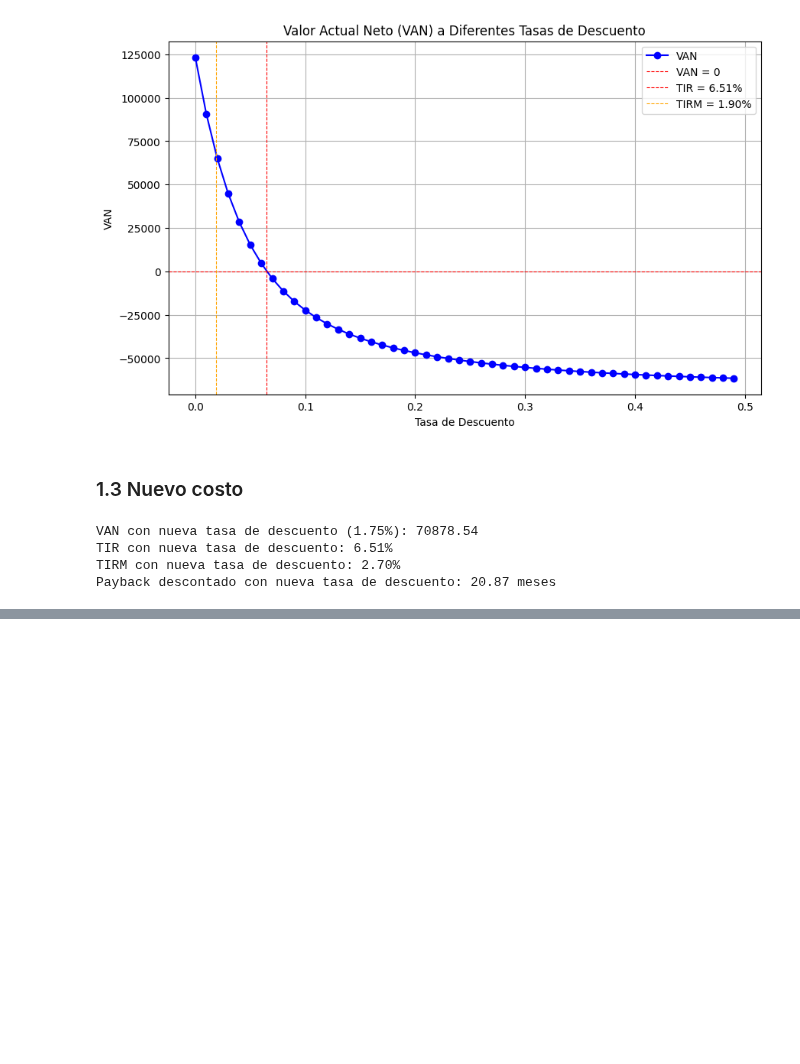
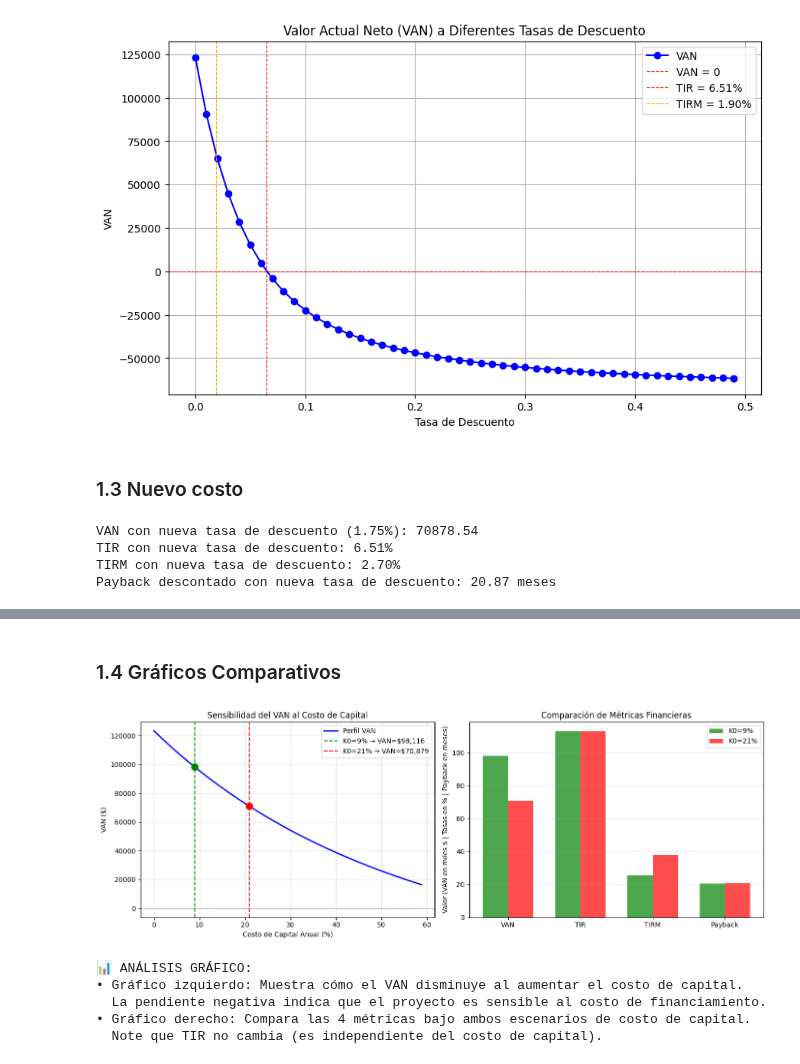
Before and after one commit to alexballera/laboratorio-datos-fce, a Jupyter notebook: 2do_parcial/sesiones/sesion_16_17_finanzas/practicas/practicas-finanzas.ipynb, the cells around one changed output, grey strips where cells are left out. Saved outputs shown, nothing was run; the diff lists cells and outputs as text; code cells hidden in the pictures; blank space fills up the shorter version.

```diff
--- a/2do_parcial/sesiones/sesion_16_17_finanzas/practicas/practicas-finanzas.ipynb
+++ b/2do_parcial/sesiones/sesion_16_17_finanzas/practicas/practicas-finanzas.ipynb
@@ -173,0 +208,57 @@ INTERPRETACIÓN:
+# %% [markdown]
+### 1.4 Gráficos Comparativos
+# %%
+# Gráfico 1: Comparación de VAN a diferentes tasas
+fig, (ax1, ax2) = plt.subplots(1, 2, figsize=(14, 5))
+
+# Panel izquierdo: VAN vs Tasa de Descuento (ambos escenarios)
+tasas_rango = np.arange(0, 0.05, 0.001)  # Tasas mensuales de 0% a 5%
+van_por_tasa_completo = [nf.npv(tasa, nuevo_cash_flow) for tasa in tasas_rango]
+
+ax1.plot(tasas_rango * 12 * 100, van_por_tasa_completo, color='blue', linewidth=2, label='Perfil VAN')
+ax1.axhline(0, color='black', linestyle='--', linewidth=0.8, alpha=0.5)
+ax1.axvline(r * 12 * 100, color='green', linestyle='--', linewidth=1.5, label=f'K0=9% → VAN=${van:,.0f}')
+ax1.axvline(r2 * 12 * 100, color='red', linestyle='--', linewidth=1.5, label=f'K0=21% → VAN=${van2:,.0f}')
+ax1.scatter([r * 12 * 100, r2 * 12 * 100], [van, van2], color=['green', 'red'], s=100, zorder=5)
+
+ax1.set_xlabel('Costo de Capital Anual (%)')
+ax1.set_ylabel('VAN ($)')
+ax1.set_title('Sensibilidad del VAN al Costo de Capital')
+ax1.grid(True, alpha=0.3)
+ax1.legend()
+
+# Panel derecho: Comparación de métricas
+metricas = ['VAN', 'TIR', 'TIRM', 'Payback']
+valores_9 = [van, (1 + tir)**12 - 1, (1 + tirm)**12 - 1, prd]
+valores_21 = [van2, (1 + tir2)**12 - 1, (1 + tirm2)**12 - 1, prd2]
+
+x_pos = np.arange(len(metricas))
+width = 0.35
+
+ax2.bar(x_pos - width/2, [valores_9[0]/1000, valores_9[1]*100, valores_9[2]*100, valores_9[3]],
+        width, label='K0=9%', color='green', alpha=0.7)
+ax2.bar(x_pos + width/2, [valores_21[0]/1000, valores_21[1]*100, valores_21[2]*100, valores_21[3]],
+        width, label='K0=21%', color='red', alpha=0.7)
+
+ax2.set_ylabel('Valor (VAN en miles $ | Tasas en % | Payback en meses)')
+ax2.set_title('Comparación de Métricas Financieras')
+ax2.set_xticks(x_pos)
+ax2.set_xticklabels(metricas)
+ax2.legend()
+ax2.grid(True, alpha=0.3, axis='y')
+
+plt.tight_layout()
+plt.show()
+
+print("\n📊 ANÁLISIS GRÁFICO:")
+print(f"• Gráfico izquierdo: Muestra cómo el VAN disminuye al aumentar el costo de capital.")
+print(f"  La pendiente negativa indica que el proyecto es sensible al costo de financiamiento.")
+print(f"• Gráfico derecho: Compara las 4 métricas bajo ambos escenarios de costo de capital.")
+print(f"  Note que TIR no cambia (es independiente del costo de capital).")
+# %% [output]
+[figure, added]
+📊 ANÁLISIS GRÁFICO:
+• Gráfico izquierdo: Muestra cómo el VAN disminuye al aumentar el costo de capital.
+  La pendiente negativa indica que el proyecto es sensible al costo de financiamiento.
+• Gráfico derecho: Compara las 4 métricas bajo ambos escenarios de costo de capital.
+  Note que TIR no cambia (es independiente del costo de capital).
```
Also changed, not shown: parts of 12 cells of this notebook, 1 other file.
